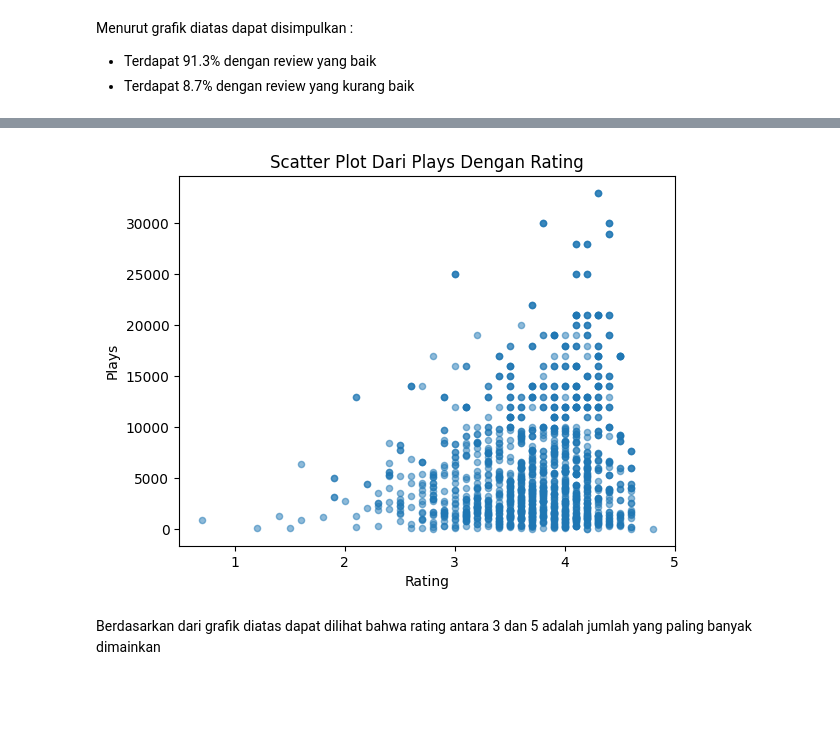
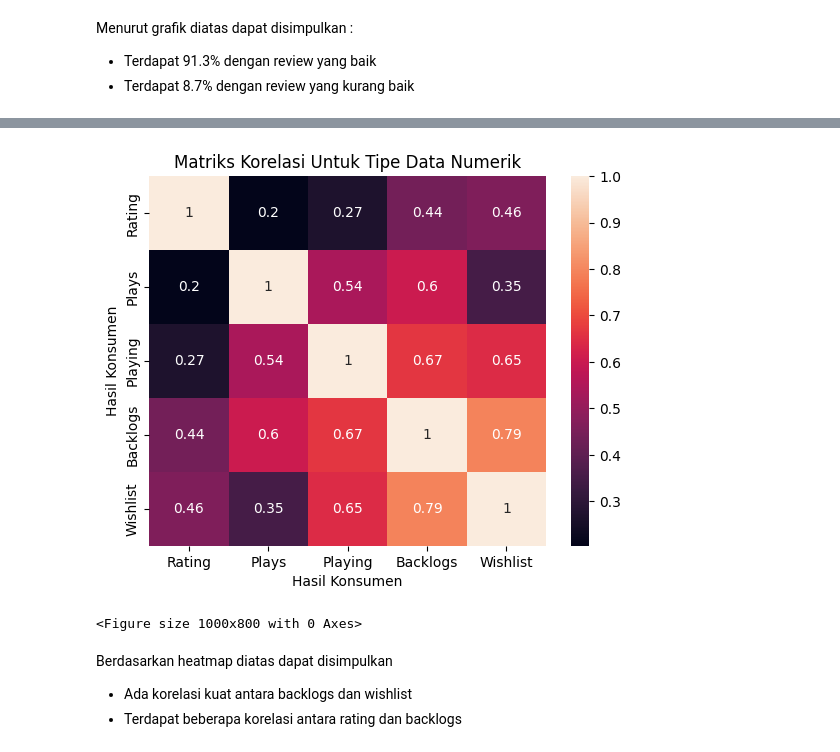
Before and after one commit to BaniSuta/Praktikum_KB, a Jupyter notebook: Posttest_KB_3/Posttest3.ipynb, the cells around one changed output, grey strips where cells are left out. Saved outputs shown, nothing was run; the diff lists cells and outputs as text; code cells hidden in the pictures; blank space fills up the shorter version.

```diff
--- a/Posttest_KB_3/Posttest3.ipynb
+++ b/Posttest_KB_3/Posttest3.ipynb
@@ -91,8 +100,49 @@ df['Wishlist'] = df['Wishlist'].apply(rmv)
+# %%
+def drop_columns(df: pd.DataFrame, cols_to_drop: list = None,
+                 idx_to_drop: list = None) -> pd.DataFrame:
+    new_df = df.copy()
+
+    if cols_to_drop is not None:
+        new_df = new_df.drop(columns=cols_to_drop)
+
+    if idx_to_drop is not None:
+        new_df = new_df.drop(index=idx_to_drop)
+
+    return new_df
+
+
+def convert_str_num_to_int(df: pd.DataFrame, col_names: list) -> pd.DataFrame:
+    new_df = df.copy()
+
+    for col in col_names:
+        new_df[col] = new_df[col].str.replace("K", "000")
+
+        new_df[col] = new_df[col].map(lambda x: int(float(x) * 1000) if '.' in x else int(x))
+
+    return new_df
+# %%
+numerical_cols = ["Plays", "Playing", "Backlogs", "Wishlist"]
+
+df = convert_str_num_to_int(df, numerical_cols)
+# %%
+cols_names = ["Unnamed: 0", "Team", "Reviews", "Summary", "Number of Reviews", "Times Listed", "hari", "bulan", "tahun"]
+
+df = drop_columns(df, cols_names)
 # %%
-df.plot.scatter(x='Rating', y='Plays', cmap="YlOrRd", alpha=0.5)
-plt.title('Scatter Plot Dari Plays Dengan Rating')
+korelasi_matriks = df.corr(method ='pearson',numeric_only = True)
+
+sns.heatmap(korelasi_matriks, annot = True)
+
+plt.title("Matriks Korelasi Untuk Tipe Data Numerik")
+plt.xlabel("Hasil Konsumen")
+plt.ylabel("Hasil Konsumen")
+
+plt.figure(figsize=(10, 8))
 plt.show()
 # %% [output]
-[figure, old version]
+[figure, new version]
+<Figure size 1000x800 with 0 Axes>
 # %% [markdown]
-Berdasarkan dari grafik diatas dapat dilihat bahwa rating antara 3 dan 5 adalah jumlah yang paling banyak dimainkan
+Berdasarkan heatmap diatas dapat disimpulkan
+  - Ada korelasi kuat antara backlogs dan wishlist
+  - Terdapat beberapa korelasi antara rating dan backlogs
```
Also changed, not shown: parts of 4 cells of this notebook.
